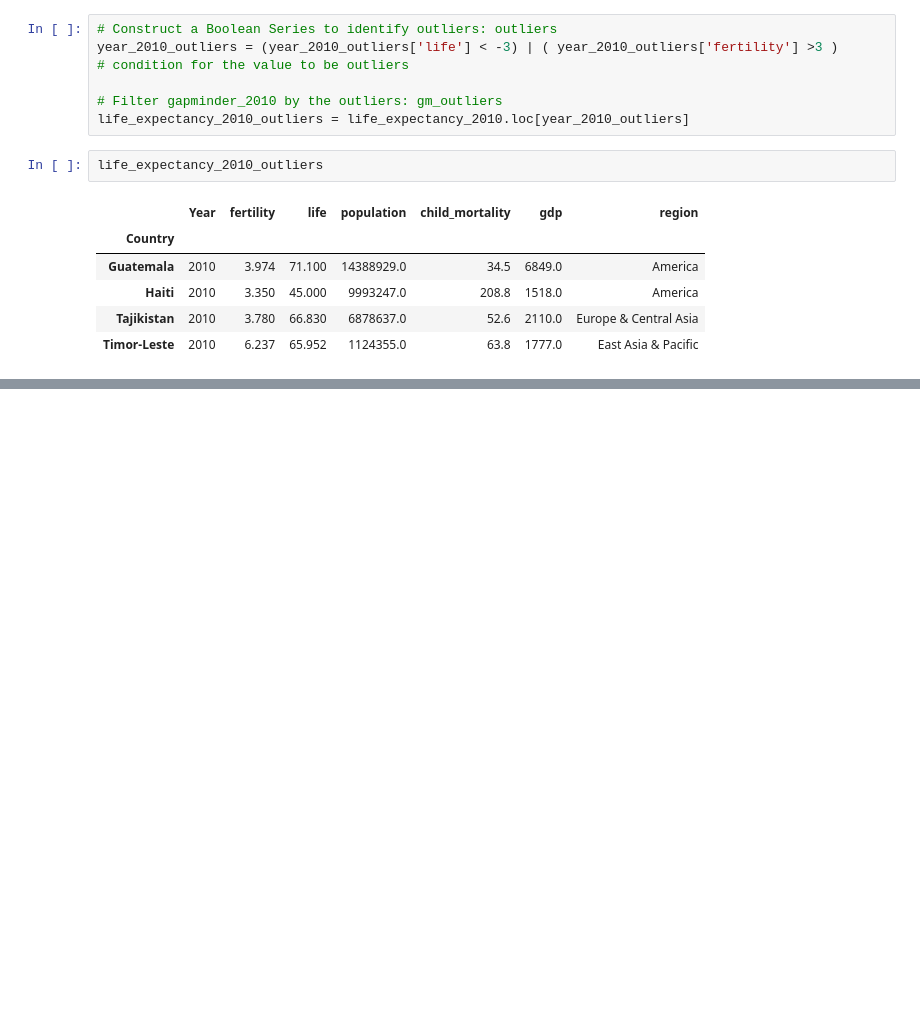
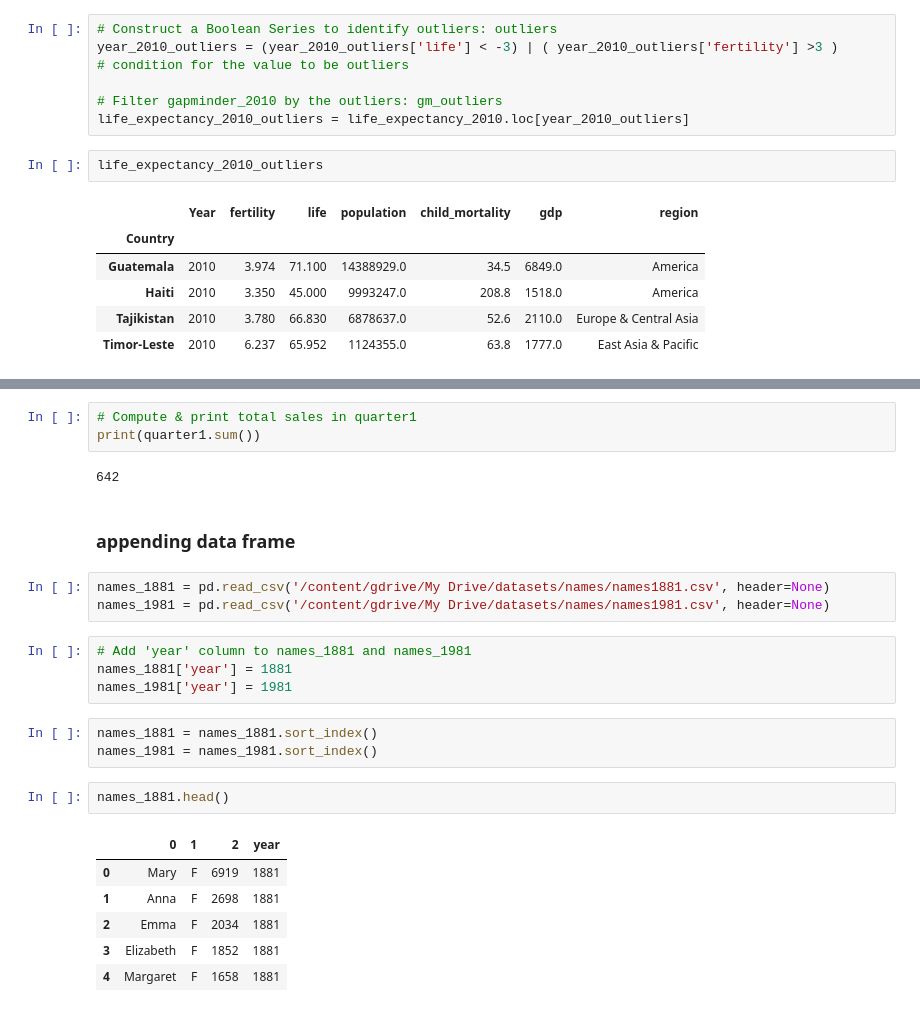
Before and after one commit to SurajKande/python-pandas, a Jupyter notebook: pandas_dataframe_manipulation.ipynb, the cells around one changed output, grey strips where cells are left out. Saved outputs shown, nothing was run; the diff lists cells and outputs as text; blank space fills up the shorter version.

```diff
--- a/pandas_dataframe_manipulation.ipynb
+++ b/pandas_dataframe_manipulation.ipynb
@@ -828,0 +875,26 @@ life_expectancy_2010_outliers
+# %%
+# Compute & print total sales in quarter1
+print(quarter1.sum())
+# %% [output]
+642
+# %% [markdown]
+### appending data frame
+# %%
+names_1881 = pd.read_csv('/content/gdrive/My Drive/datasets/names/names1881.csv', header=None)
+names_1981 = pd.read_csv('/content/gdrive/My Drive/datasets/names/names1981.csv', header=None)
+# %%
+# Add 'year' column to names_1881 and names_1981
+names_1881['year'] = 1881
+names_1981['year'] = 1981
+# %%
+names_1881 = names_1881.sort_index()
+names_1981 = names_1981.sort_index()
+# %%
+names_1881.head()
+# %% [output]
+|  | 0 | 1 | 2 | year |
+| 0 | Mary | F | 6919 | 1881 |
+| 1 | Anna | F | 2698 | 1881 |
+| 2 | Emma | F | 2034 | 1881 |
+| 3 | Elizabeth | F | 1852 | 1881 |
+| 4 | Margaret | F | 1658 | 1881 |
```
Also changed, not shown: parts of 39 cells of this notebook.
